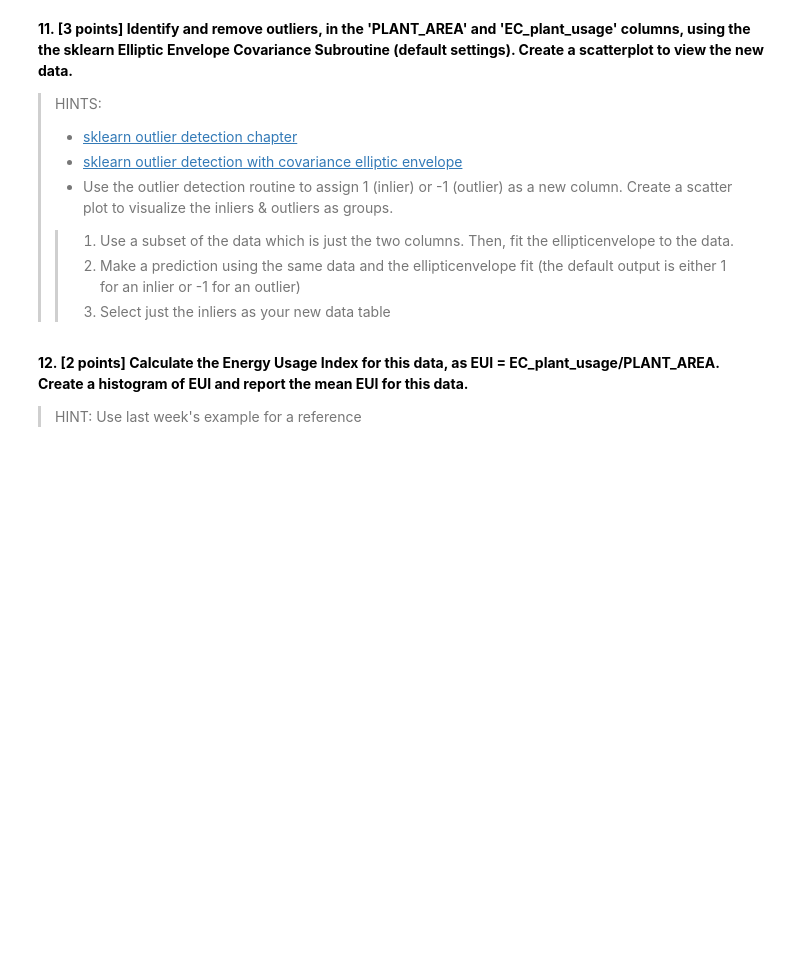
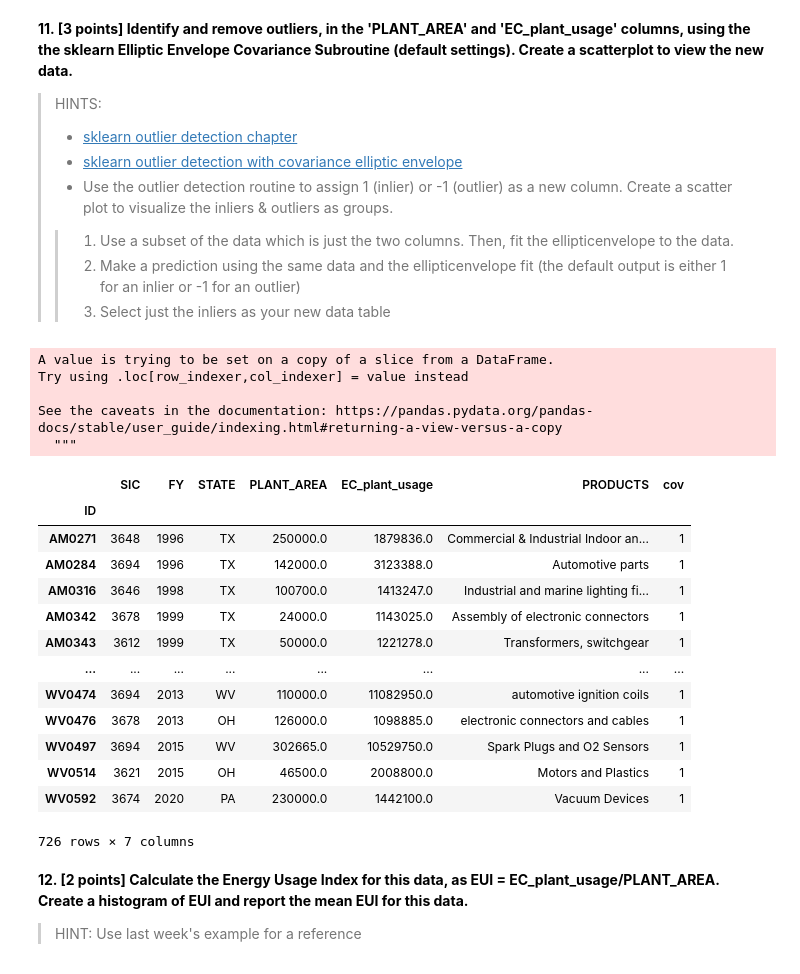
Before and after one commit to Chzacher/ENSYS5800-AI-Energy-zacher.c, a Jupyter notebook: ENSY5800_Spr21_Hwk2_Solution.ipynb, the cells around one changed output. Drawn from its saved outputs; the diff is of its cells as text; code cells hidden in the pictures; blank space fills up the shorter version.

```diff
--- a/ENSY5800_Spr21_Hwk2_Solution.ipynb
+++ b/ENSY5800_Spr21_Hwk2_Solution.ipynb
@@ -228,3 +224,32 @@ data.plot.scatter(x='PLANT_AREA',y='EC_plant_usage')
+# %%
+##### YOUR CODE HERE #######
+from sklearn.covariance import EllipticEnvelope                   #import covariance subroutine
+data_subset = data[["EC_plant_usage","PLANT_AREA"]]               #create a data subset to run the covariance subroutine on
+cov = EllipticEnvelope(random_state=0).fit_predict(data_subset)   #run the subroutine and store inlier/outlier data into new variable
+data['cov'] = cov                                                 #add covariance data to df
+data = data[cov == 1]                                             #remove oultiers from the dataset
+data                                                              #print data to verify its working
+############################
+# %% [output]
+A value is trying to be set on a copy of a slice from a DataFrame.
+Try using .loc[row_indexer,col_indexer] = value instead
+
+See the caveats in the documentation: https://pandas.pydata.org/pandas-docs/stable/user_guide/indexing.html#returning-a-view-versus-a-copy
+  """
+|  | SIC | FY | STATE | PLANT_AREA | EC_plant_usage | PRODUCTS | cov |
+| ID |  |  |  |  |  |  |  |
+| AM0271 | 3648 | 1996 | TX | 250000.0 | 1879836.0 | Commercial & Industrial Indoor an... | 1 |
+| AM0284 | 3694 | 1996 | TX | 142000.0 | 3123388.0 | Automotive parts | 1 |
+| AM0316 | 3646 | 1998 | TX | 100700.0 | 1413247.0 | Industrial and marine lighting fi... | 1 |
+| AM0342 | 3678 | 1999 | TX | 24000.0 | 1143025.0 | Assembly of electronic connectors | 1 |
+| AM0343 | 3612 | 1999 | TX | 50000.0 | 1221278.0 | Transformers, switchgear | 1 |
+| ... | ... | ... | ... | ... | ... | ... | ... |
+| WV0474 | 3694 | 2013 | WV | 110000.0 | 11082950.0 | automotive ignition coils | 1 |
+| WV0476 | 3678 | 2013 | OH | 126000.0 | 1098885.0 | electronic connectors and cables | 1 |
+| WV0497 | 3694 | 2015 | WV | 302665.0 | 10529750.0 | Spark Plugs and O2 Sensors | 1 |
+| WV0514 | 3621 | 2015 | OH | 46500.0 | 2008800.0 | Motors and Plastics | 1 |
+| WV0592 | 3674 | 2020 | PA | 230000.0 | 1442100.0 | Vacuum Devices | 1 |
+726 rows × 7 columns
 # %% [markdown]
 **12. [2 points] Calculate the Energy Usage Index for this data, as EUI = EC_plant_usage/PLANT_AREA. Create a histogram of EUI and report the mean EUI for this data.**
 > HINT: Use last week's example for a reference
```
Also changed, not shown: parts of 8 cells of this notebook.
